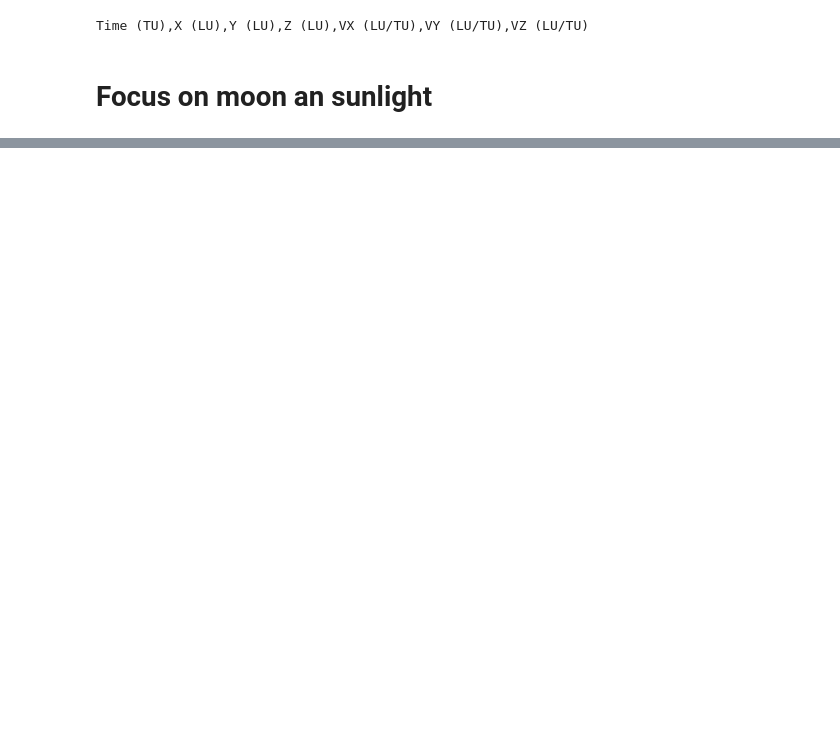
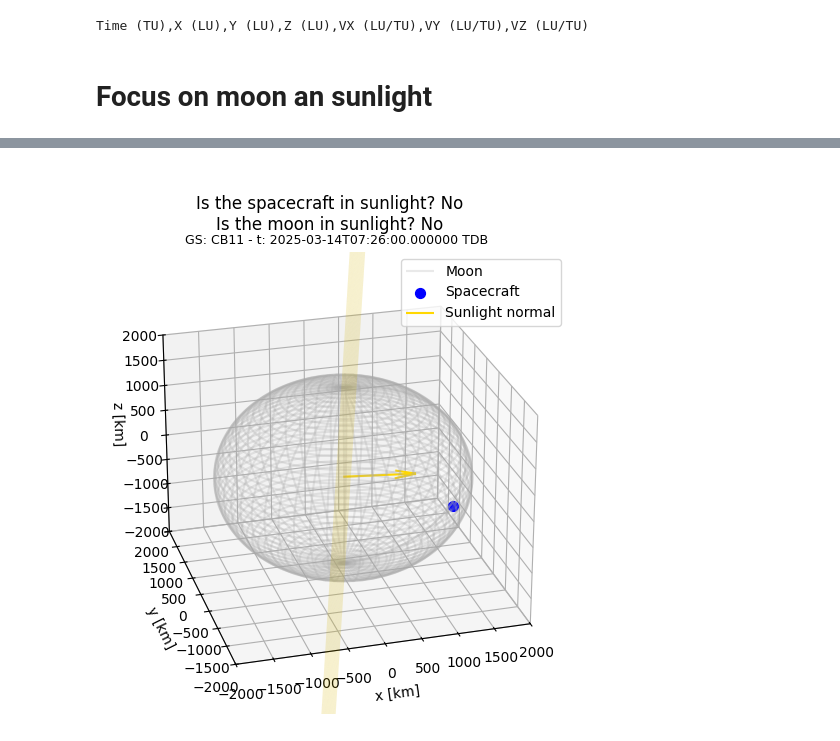
Before and after one commit to mani-sat/GODOTWork, a Jupyter notebook: sun_plane_plots.ipynb, the cells around one changed output, grey strips where cells are left out. Saved outputs shown, nothing was run; the diff lists cells and outputs as text; code cells hidden in the pictures; blank space fills up the shorter version.

```diff
--- a/sun_plane_plots.ipynb
+++ b/sun_plane_plots.ipynb
@@ -97,0 +97,5 @@ check_sun_plane(godotHandler,t,'lunar_eclipse')
+# %%
+t = godot.core.tempo.Epoch('2025-03-14T07:26:00.000000 TDB')
+check_sun_plane(godotHandler,t,'lunar_eclipse', -10.0, 25.0)
+# %% [output]
+[figure, added]
```
Also changed, not shown: parts of 4 cells of this notebook, 5 other files.
